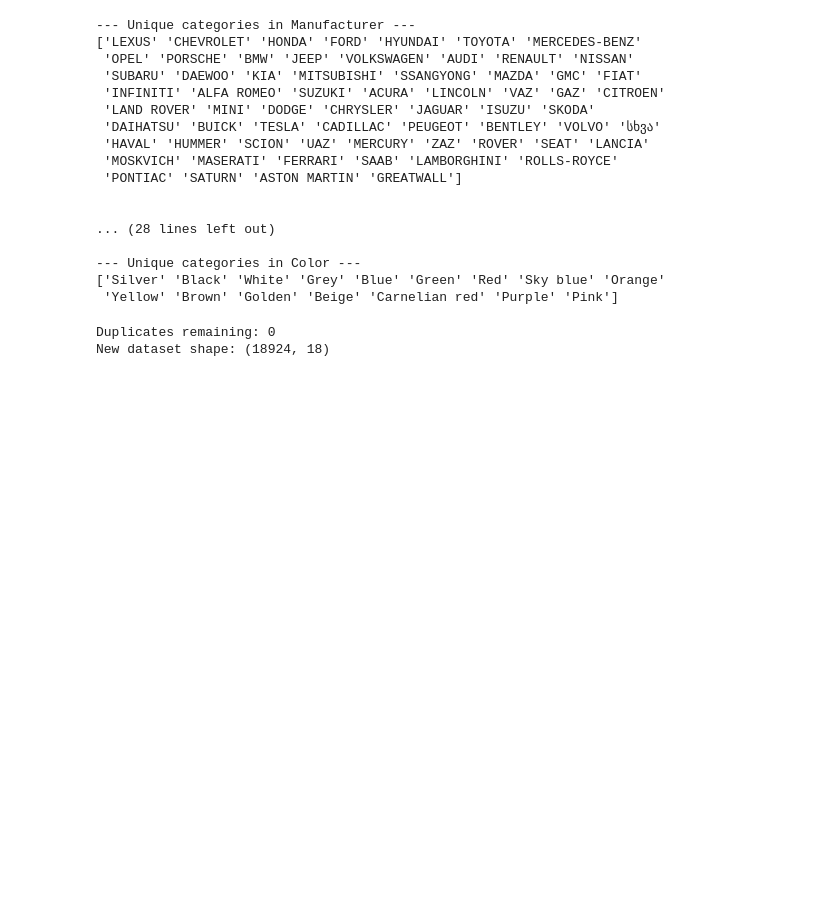
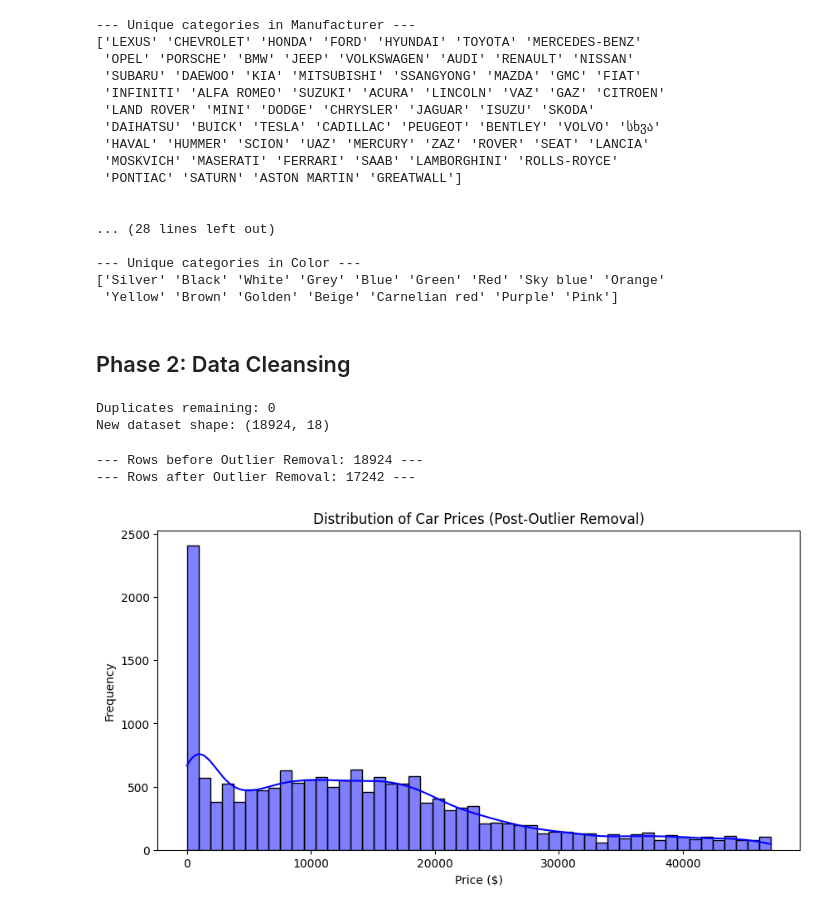
Before and after one commit to Kosala1988/IT5022---Fundamentals-of-Machine-Learning-, a Jupyter notebook: Used_Car_Price_Prediction.ipynb, the cells around one changed output. Saved outputs shown, nothing was run; the diff lists cells and outputs as text; code cells hidden in the pictures; blank space fills up the shorter version.

Commit message:
Phase 2 complete: Applied data cleansing, feature engineering, and IQR outlier removal

```diff
--- a/Used_Car_Price_Prediction.ipynb
+++ b/Used_Car_Price_Prediction.ipynb
@@ -238,6 +244,8 @@ for col in categorical_columns:
 --- Unique categories in Color ---
 ['Silver' 'Black' 'White' 'Grey' 'Blue' 'Green' 'Red' 'Sky blue' 'Orange'
  'Yellow' 'Brown' 'Golden' 'Beige' 'Carnelian red' 'Purple' 'Pink']
+# %% [markdown]
+## Phase 2: Data Cleansing
 # %%
 # Drop duplicate records to prevent data leakage and bias
 df = df.drop_duplicates()
@@ -248,3 +256,65 @@ print(f"New dataset shape: {df.shape}")
 # %% [output]
 Duplicates remaining: 0
 New dataset shape: (18924, 18)
+# %%
+# ==============================================================================
+# Phase 2 & 2.5: Data Cleansing, Feature Engineering & Outlier Handling
+# ==============================================================================
+
+# 2.1 Cleaning string artifacts from numeric columns
+# The 'Mileage' column contains ' km', preventing numeric operations.
+df['Mileage'] = df['Mileage'].str.replace(' km', '').astype(int)
+
+# 'Engine volume' contains 'Turbo' tags. We engineer a new boolean feature
+# for 'Turbo' (1 = Yes, 0 = No) and convert the base volume to a float.
+df['Turbo'] = df['Engine volume'].str.contains('Turbo').astype(int)
+df['Engine volume'] = df['Engine volume'].str.replace(' Turbo', '').astype(float)
+
+# 2.2 Handling corrupt categorical data
+# Fixing Excel date-conversion errors in the 'Doors' column
+door_mapping = {
+    '04-May': '4-5',
+    '02-Mar': '2-3',
+    '>5': '>5'
+}
+df['Doors'] = df['Doors'].replace(door_mapping)
+
+# 2.3 Handling Missing Values
+# The 'Levy' column uses '-' as a placeholder for missing values.
+# We replace it with NaN, cast to float, and impute using the median Levy value.
+df['Levy'] = df['Levy'].replace('-', np.nan).astype(float)
+df['Levy'] = df['Levy'].fillna(df['Levy'].median())
+
+# 2.4 Advanced Feature Engineering: Calculate dynamic 'Car_Age'
+current_reference_year = df['Prod. year'].max() + 1
+df['Car_Age'] = current_reference_year - df['Prod. year']
+df = df.drop('Prod. year', axis=1) # Drop original to reduce dimensionality
+
+# 2.5 Outlier Removal via Interquartile Range (IQR)
+# Models like Linear Regression are highly sensitive to extreme outliers.
+def remove_outliers_iqr(dataframe, column):
+    """Filters out data points outside 1.5 * IQR bounds."""
+    Q1 = dataframe[column].quantile(0.25)
+    Q3 = dataframe[column].quantile(0.75)
+    IQR = Q3 - Q1
+    lower_bound = Q1 - 1.5 * IQR
+    upper_bound = Q3 + 1.5 * IQR
+    return dataframe[(dataframe[column] >= lower_bound) & (dataframe[column] <= upper_bound)]
+
+print(f"--- Rows before Outlier Removal: {len(df)} ---")
+# Apply IQR filtering to the most volatile continuous features
+df = remove_outliers_iqr(df, 'Price')
+df = remove_outliers_iqr(df, 'Mileage')
+print(f"--- Rows after Outlier Removal: {len(df)} ---")
+
+# Visualize the cleaned Price distribution
+plt.figure(figsize=(10, 5))
+sns.histplot(df['Price'], bins=50, kde=True, color='blue')
+plt.title('Distribution of Car Prices (Post-Outlier Removal)')
+plt.xlabel('Price ($)')
+plt.ylabel('Frequency')
+plt.show()
+# %% [output]
+--- Rows before Outlier Removal: 18924 ---
+--- Rows after Outlier Removal: 17242 ---
+[figure, added]
```
Also changed, not shown: parts of 1 cell of this notebook.
